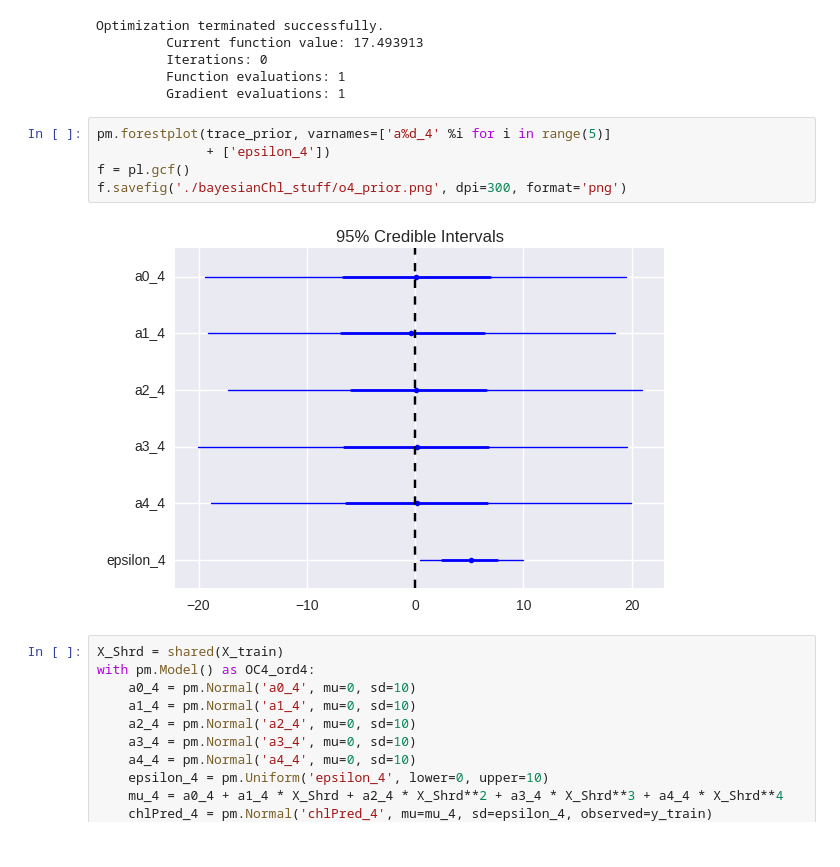
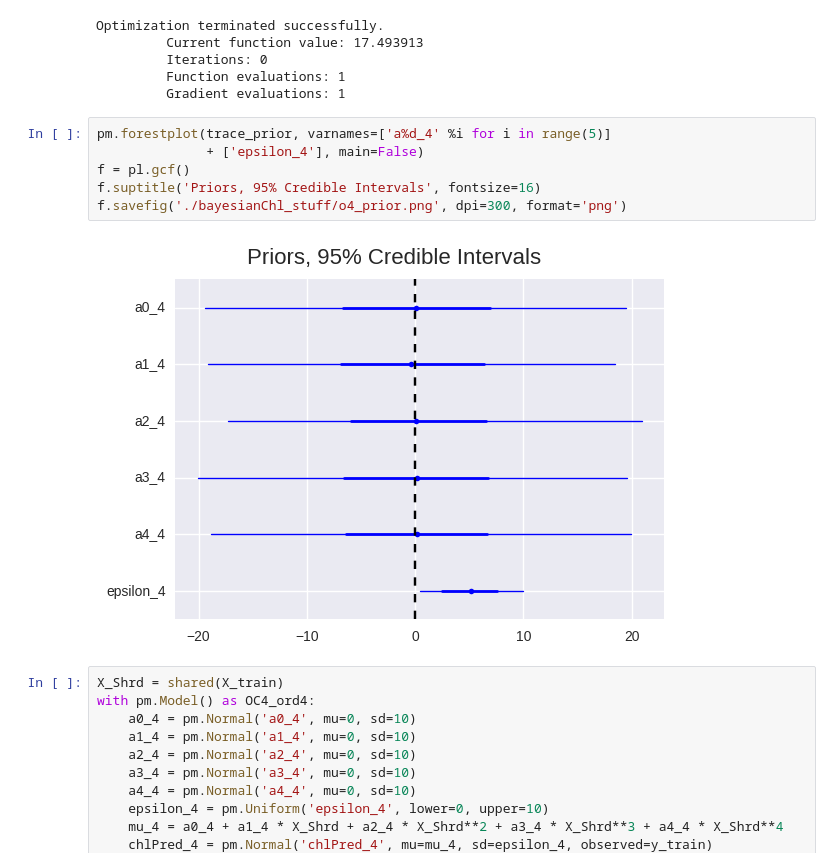
Before and after one commit to madHatter106/Presentations, a Jupyter notebook: OC4x_Bayesian_Perspective.ipynb, the cells around one changed output. Cells and saved outputs as stored; diff of their text form.

Commit message:
added priors image with modified title

```diff
--- a/OC4x_Bayesian_Perspective.ipynb
+++ b/OC4x_Bayesian_Perspective.ipynb
@@ -198,11 +198,12 @@ Optimization terminated successfully.
          Gradient evaluations: 1
 # %%
 pm.forestplot(trace_prior, varnames=['a%d_4' %i for i in range(5)]
-              + ['epsilon_4'])
+              + ['epsilon_4'], main=False)
 f = pl.gcf()
+f.suptitle('Priors, 95% Credible Intervals', fontsize=16)
 f.savefig('./bayesianChl_stuff/o4_prior.png', dpi=300, format='png')
 # %% [output]
-[figure, old version]
+[figure, new version]
 # %%
 X_Shrd = shared(X_train)
 with pm.Model() as OC4_ord4:
```
